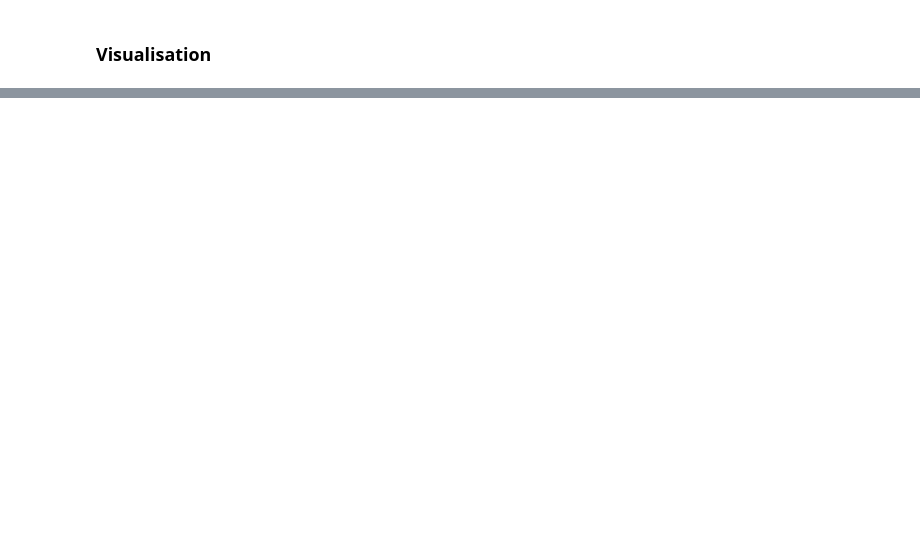
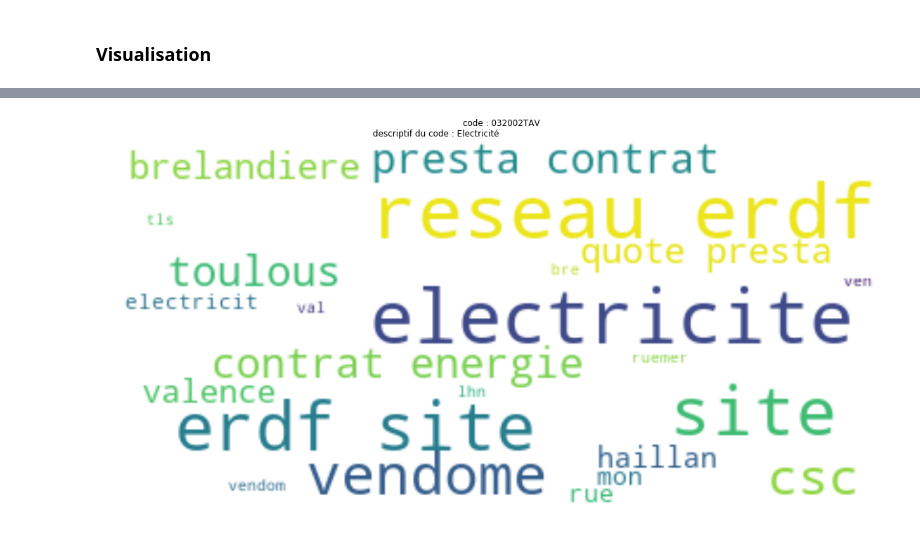
Before and after one commit to mlouarra/Tool_Help_BI, a Jupyter notebook: notebooks/Exploration_Stat_Visu.ipynb, the cells around one changed output, grey strips where cells are left out. Saved outputs shown, nothing was run; the diff lists cells and outputs as text; code cells hidden in the pictures; blank space fills up the shorter version.

```diff
--- a/notebooks/Exploration_Stat_Visu.ipynb
+++ b/notebooks/Exploration_Stat_Visu.ipynb
@@ -147,7 +93,5 @@ plot_words_frequency(list_of_code[1])
 # %%
 from wordcloud import WordCloud
-# %%
-text = ' ' .join(list(df_merge['TXZ01ShortText']))
 # %%
 wordcloud = WordCloud().generate(text)
 # %%
@@ -160,0 +103,16 @@ plt.show()
+# %%
+def plot_words_cloud(code):
+    import matplotlib.pyplot as plt
+
+    plt.figure(figsize=(20, 10))  # the size you want
+    df = df_cleaned[df_cleaned['corrected_code'] == code]
+    text = ' '.join(list(df['text'])[0])
+    wordcloud = WordCloud(max_font_size=40,  background_color="white").generate(text)
+    plt.imshow(wordcloud, interpolation="bilinear")
+    plt.title('code : ' + code + '\n' + ' descriptif du code : '  + df.category.values[0])
+    plt.axis("off")
+    plt.show()
+# %%
+plot_words_cloud(list_of_code[22])
+# %% [output]
+[figure, added]
```
Also changed, not shown: parts of 26 cells of this notebook, 6 other files.
